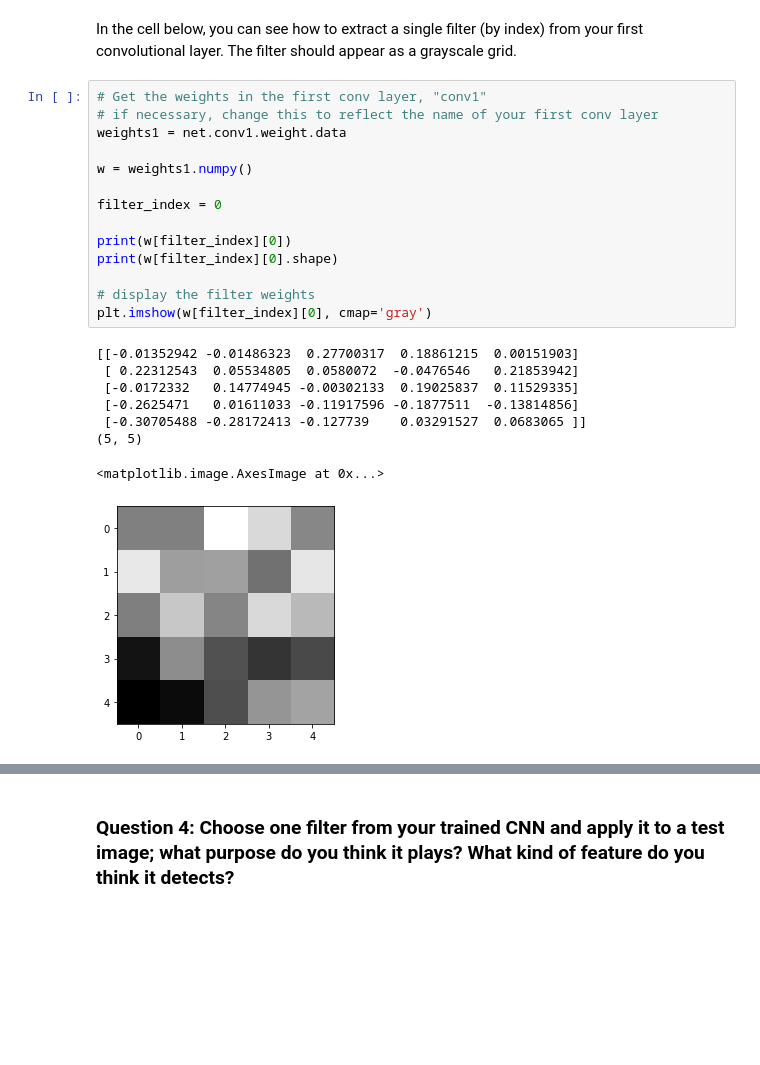
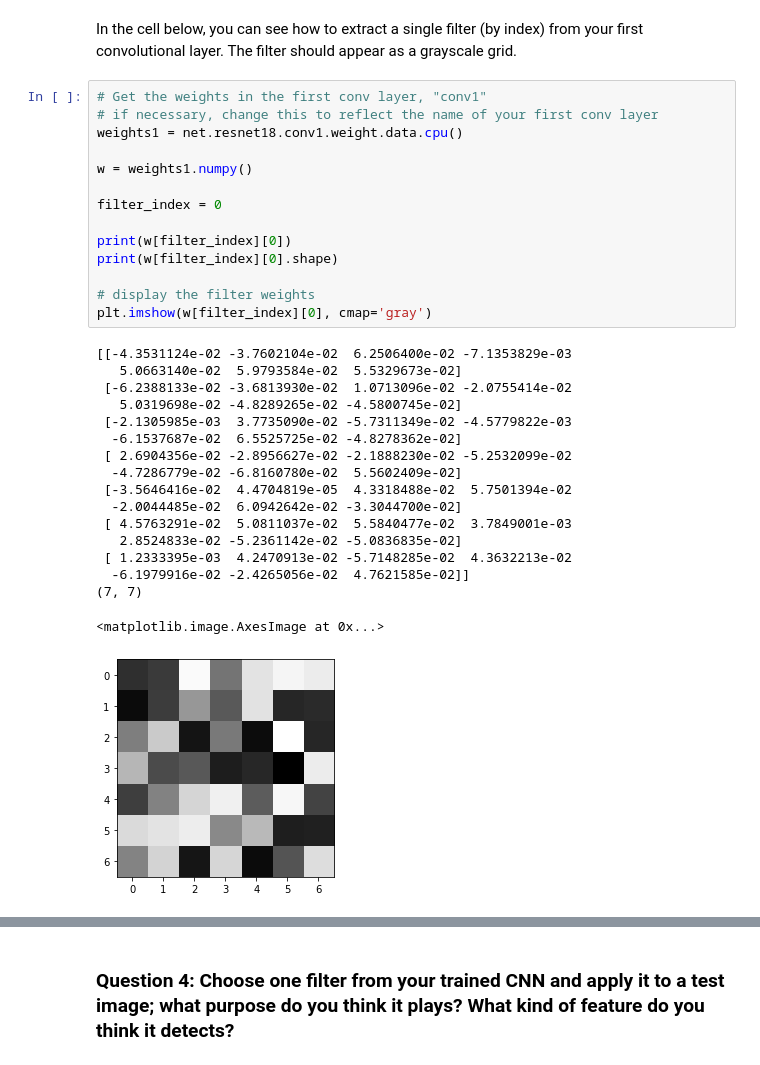
Before and after one commit to wronaq/FacialKeypointDetection, a Jupyter notebook: 2. Define the Network Architecture.ipynb, the cells around one changed output, grey strips where cells are left out. Cells and saved outputs as stored; diff of their text form; blank space fills up the shorter version.

```diff
--- a/2. Define the Network Architecture.ipynb
+++ b/2. Define the Network Architecture.ipynb
@@ -596,26 +616,35 @@ In the cell below, you can see how to extract a single filter (by index) from yo
 # %%
 # Get the weights in the first conv layer, "conv1"
 # if necessary, change this to reflect the name of your first conv layer
-weights1 = net.conv1.weight.data
+weights1 = net.resnet18.conv1.weight.data.cpu()
 
 w = weights1.numpy()
 
 filter_index = 0
 
 print(w[filter_index][0])
 print(w[filter_index][0].shape)
 
 # display the filter weights
 plt.imshow(w[filter_index][0], cmap='gray')
 # %% [output]
-[[-0.01352942 -0.01486323  0.27700317  0.18861215  0.00151903]
- [ 0.22312543  0.05534805  0.0580072  -0.0476546   0.21853942]
- [-0.0172332   0.14774945 -0.00302133  0.19025837  0.11529335]
- [-0.2625471   0.01611033 -0.11917596 -0.1877511  -0.13814856]
- [-0.30705488 -0.28172413 -0.127739    0.03291527  0.0683065 ]]
-(5, 5)
+[[-4.3531124e-02 -3.7602104e-02  6.2506400e-02 -7.1353829e-03
+   5.0663140e-02  5.9793584e-02  5.5329673e-02]
+ [-6.2388133e-02 -3.6813930e-02  1.0713096e-02 -2.0755414e-02
+   5.0319698e-02 -4.8289265e-02 -4.5800745e-02]
+ [-2.1305985e-03  3.7735090e-02 -5.7311349e-02 -4.5779822e-03
+  -6.1537687e-02  6.5525725e-02 -4.8278362e-02]
+ [ 2.6904356e-02 -2.8956627e-02 -2.1888230e-02 -5.2532099e-02
+  -4.7286779e-02 -6.8160780e-02  5.5602409e-02]
+ [-3.5646416e-02  4.4704819e-05  4.3318488e-02  5.7501394e-02
+  -2.0044485e-02  6.0942642e-02 -3.3044700e-02]
+ [ 4.5763291e-02  5.0811037e-02  5.5840477e-02  3.7849001e-03
+   2.8524833e-02 -5.2361142e-02 -5.0836835e-02]
+ [ 1.2333395e-03  4.2470913e-02 -5.7148285e-02  4.3632213e-02
+  -6.1979916e-02 -2.4265056e-02  4.7621585e-02]]
+(7, 7)
 <matplotlib.image.AxesImage at 0x...>
-[figure, old version]
+[figure, new version]
 # %% [markdown]
 ## Feature maps
 
```
Also changed, not shown: parts of 19 cells of this notebook.
